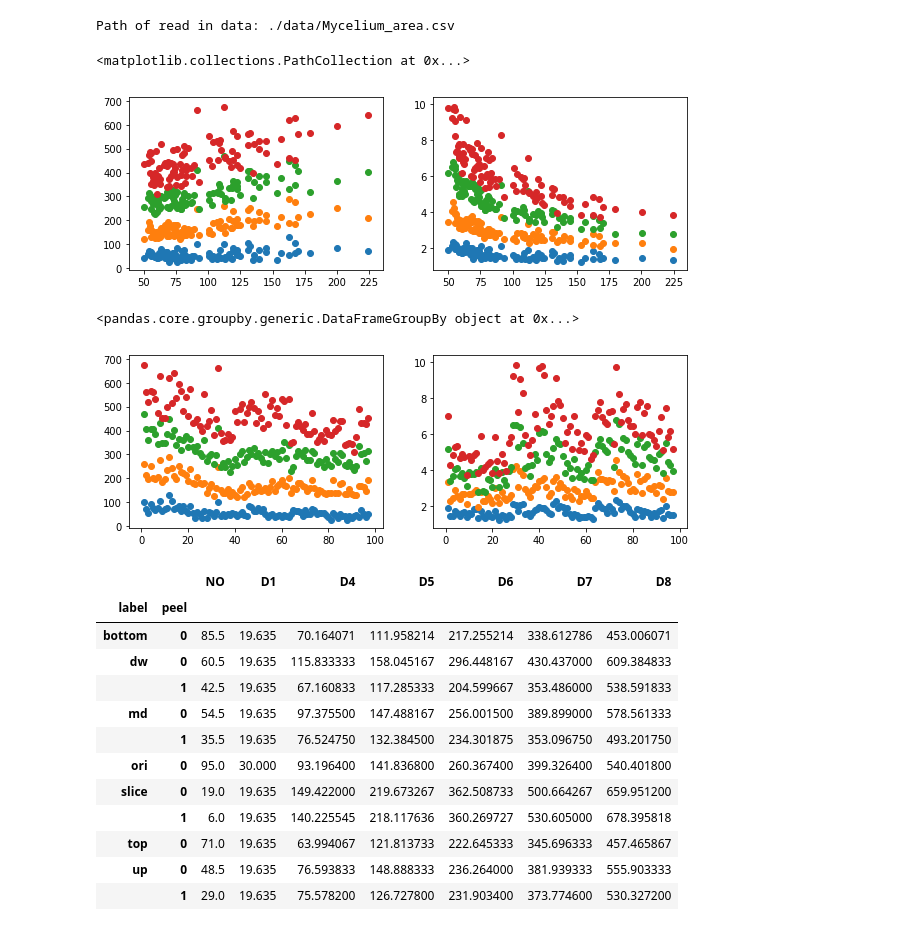
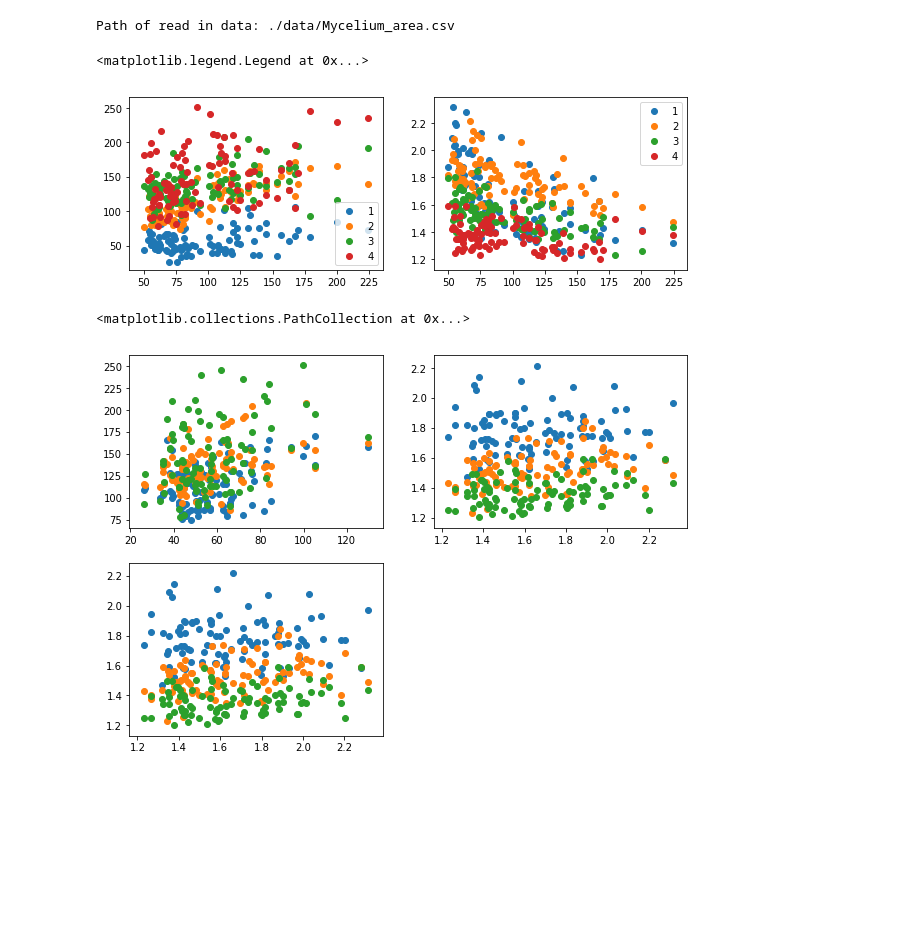
Before and after one commit to WillBaaT/2nd-ML100Days, a Jupyter notebook: homework/Mycelium_area.ipynb, the cells around one changed output. Saved outputs shown, nothing was run; the diff lists cells and outputs as text; code cells hidden in the pictures; blank space fills up the shorter version.

```diff
--- a/homework/Mycelium_area.ipynb
+++ b/homework/Mycelium_area.ipynb
@@ -14,48 +14,31 @@ app_train.head(10)
 app_train['label'].value_counts()
 plt.figure(figsize=(10,7))
 plt.subplot(2,2,1)
-plt.scatter(app_train['D4'],(app_train['D5']-app_train['D4']))
-plt.scatter(app_train['D4'],(app_train['D6']-app_train['D4']))
-plt.scatter(app_train['D4'],(app_train['D7']-app_train['D4']))
-plt.scatter(app_train['D4'],(app_train['D8']-app_train['D4']))
+plt.scatter(app_train['D4'],(app_train['D5']-app_train['D4']),label='1')
+plt.scatter(app_train['D4'],(app_train['D6']-app_train['D5']),label='2')
+plt.scatter(app_train['D4'],(app_train['D7']-app_train['D6']),label='3')
+plt.scatter(app_train['D4'],(app_train['D8']-app_train['D7']),label='4')
+plt.legend()
 plt.subplot(2,2,2)
-plt.scatter(app_train['D4'],(app_train['D5']/app_train['D4']))
-plt.scatter(app_train['D4'],(app_train['D6']/app_train['D4']))
-plt.scatter(app_train['D4'],(app_train['D7']/app_train['D4']))
-plt.scatter(app_train['D4'],(app_train['D8']/app_train['D4']))
+plt.scatter(app_train['D4'],(app_train['D5']/app_train['D4']),label='1')
+plt.scatter(app_train['D4'],(app_train['D6']/app_train['D5']),label='2')
+plt.scatter(app_train['D4'],(app_train['D7']/app_train['D6']),label='3')
+plt.scatter(app_train['D4'],(app_train['D8']/app_train['D7']),label='4')
+plt.legend()
 # %% [output]
 Path of read in data: ./data/Mycelium_area.csv
-<matplotlib.collections.PathCollection at 0x...>
+<matplotlib.legend.Legend at 0x...>
-[figure, old version]
+[figure, new version]
 # %%
 plt.figure(figsize=(10,7))
 plt.subplot(2,2,1)
-plt.scatter(app_train['NO'],(app_train['D5']-app_train['D4']))
-plt.scatter(app_train['NO'],(app_train['D6']-app_train['D4']))
-plt.scatter(app_train['NO'],(app_train['D7']-app_train['D4']))
-plt.scatter(app_train['NO'],(app_train['D8']-app_train['D4']))
+plt.scatter((app_train['D5']-app_train['D4']),(app_train['D6']-app_train['D5']))
+plt.scatter((app_train['D5']-app_train['D4']),(app_train['D7']-app_train['D6']))
+plt.scatter((app_train['D5']-app_train['D4']),(app_train['D8']-app_train['D7']))
 plt.subplot(2,2,2)
-plt.scatter(app_train['NO'],(app_train['D5']/app_train['D4']))
-plt.scatter(app_train['NO'],(app_train['D6']/app_train['D4']))
-plt.scatter(app_train['NO'],(app_train['D7']/app_train['D4']))
-plt.scatter(app_train['NO'],(app_train['D8']/app_train['D4']))
+plt.scatter((app_train['D5']/app_train['D4']),(app_train['D6']/app_train['D5']))
+plt.scatter((app_train['D5']/app_train['D4']),(app_train['D7']/app_train['D6']))
+plt.scatter((app_train['D5']/app_train['D4']),(app_train['D8']/app_train['D7']))
 # %% [output]
-<pandas.core.groupby.generic.DataFrameGroupBy object at 0x...>
+<matplotlib.collections.PathCollection at 0x...>
-[figure, old version]
+[figure, new version]
-# %%
-peel=app_train.groupby(['label','peel'])
-peel.mean()
-# %% [output]
-|  |  | NO | D1 | D4 | D5 | D6 | D7 | D8 |
-| label | peel |  |  |  |  |  |  |  |
-| bottom | 0 | 85.5 | 19.635 | 70.164071 | 111.958214 | 217.255214 | 338.612786 | 453.006071 |
-| dw | 0 | 60.5 | 19.635 | 115.833333 | 158.045167 | 296.448167 | 430.437000 | 609.384833 |
-|  | 1 | 42.5 | 19.635 | 67.160833 | 117.285333 | 204.599667 | 353.486000 | 538.591833 |
-| md | 0 | 54.5 | 19.635 | 97.375500 | 147.488167 | 256.001500 | 389.899000 | 578.561333 |
-|  | 1 | 35.5 | 19.635 | 76.524750 | 132.384500 | 234.301875 | 353.096750 | 493.201750 |
-| ori | 0 | 95.0 | 30.000 | 93.196400 | 141.836800 | 260.367400 | 399.326400 | 540.401800 |
-| slice | 0 | 19.0 | 19.635 | 149.422000 | 219.673267 | 362.508733 | 500.664267 | 659.951200 |
-|  | 1 | 6.0 | 19.635 | 140.225545 | 218.117636 | 360.269727 | 530.605000 | 678.395818 |
-| top | 0 | 71.0 | 19.635 | 63.994067 | 121.813733 | 222.645333 | 345.696333 | 457.465867 |
-| up | 0 | 48.5 | 19.635 | 76.593833 | 148.888333 | 236.264000 | 381.939333 | 555.903333 |
-|  | 1 | 29.0 | 19.635 | 75.578200 | 126.727800 | 231.903400 | 373.774600 | 530.327200 |
```
Also changed, not shown: parts of 4 cells of this notebook.
